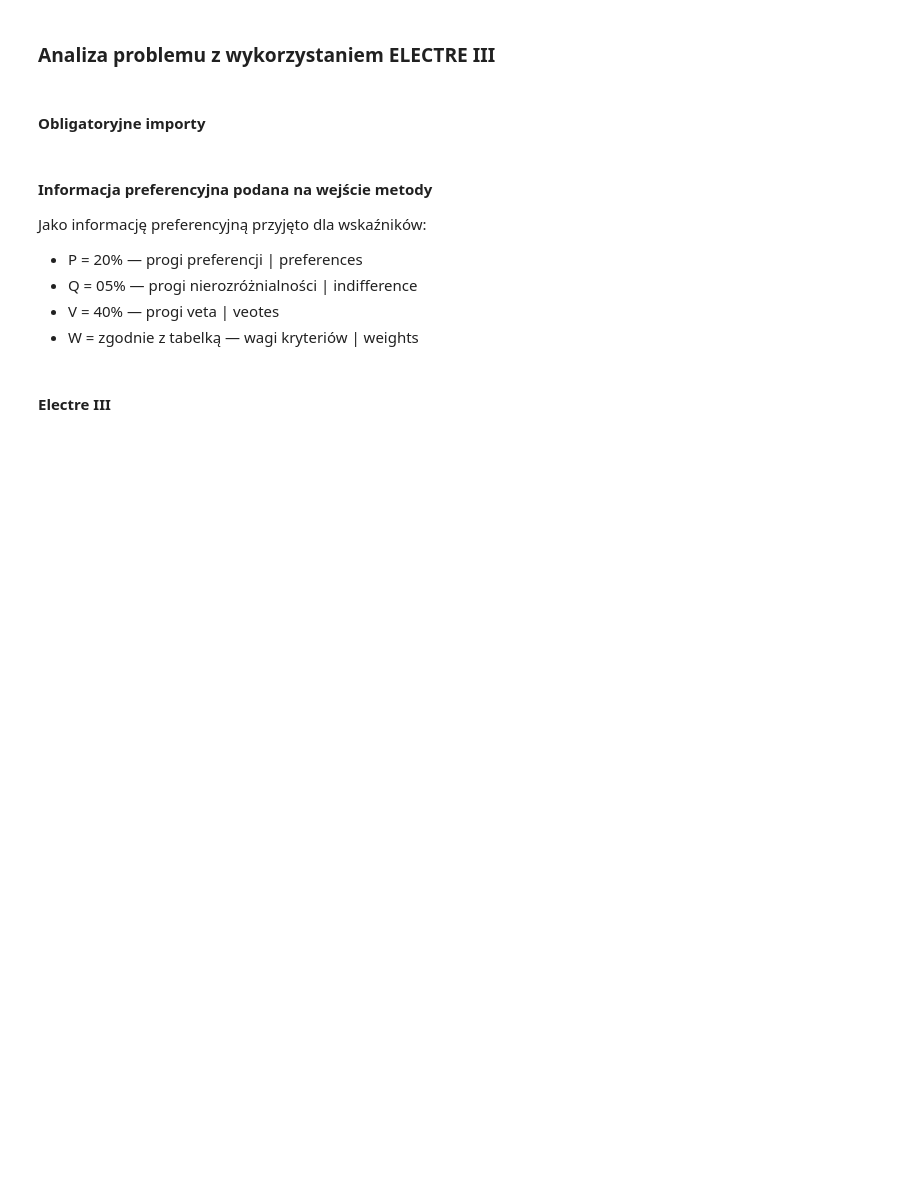
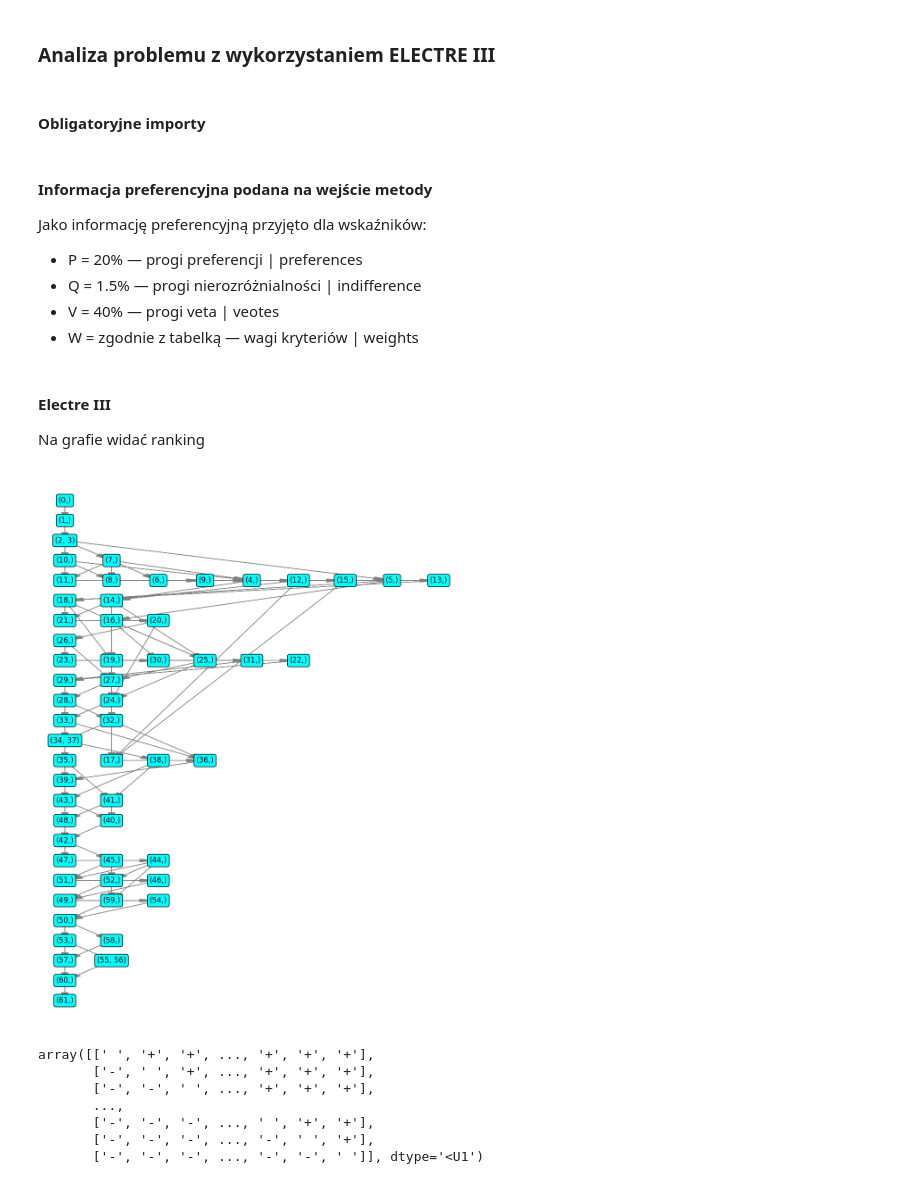
Before and after one commit to Mimikkk/2023-iswd, a Jupyter notebook: project-5-mcda/raport.ipynb, the cells around one changed output. Saved outputs shown, nothing was run; the diff lists cells and outputs as text; code cells hidden in the pictures; blank space fills up the shorter version.

Commit message:
ranking + ranks

```diff
--- a/project-5-mcda/raport.ipynb
+++ b/project-5-mcda/raport.ipynb
@@ -133,7 +150,7 @@ import numpy as np
 
 Jako informację preferencyjną przyjęto dla wskaźników:
 - P = 20% — progi preferencji | preferences
-- Q = 05% — progi nierozróżnialności | indifference
+- Q = 1.5% — progi nierozróżnialności | indifference
 - V = 40% — progi veta | veotes
 - W = zgodnie z tabelką — wagi kryteriów | weights
 # %%
@@ -148,7 +165,7 @@ criteria = [
 ]
 criteria_count = len(criteria)
 preferences = [15] * criteria_count
-indifferences = [2.5] * criteria_count
+indifferences = [1.5] * criteria_count
 vetoes = [40] * criteria_count
 weights = [5.0, 2.0, 1.0, 5.0, 7.0, 1.0, 3.0]
 
@@ -156,11 +173,24 @@ df = dataset[criteria]
 alternatives = df.values
 # %% [markdown]
 #### Electre III
+
+Na grafie widać ranking
 # %%
-global_concordance, credibility, rank_descending, rank_ascending, rank_preorder = electre3.perform(
+ranking, rank_final = electre3.perform(
   alternatives,
   preferences,
   indifferences,
   vetoes,
   weights
 )
+
+ranking
+# %% [output]
+[figure, added]
+array([[' ', '+', '+', ..., '+', '+', '+'],
+       ['-', ' ', '+', ..., '+', '+', '+'],
+       ['-', '-', ' ', ..., '+', '+', '+'],
+       ...,
+       ['-', '-', '-', ..., ' ', '+', '+'],
+       ['-', '-', '-', ..., '-', ' ', '+'],
+       ['-', '-', '-', ..., '-', '-', ' ']], dtype='<U1')
```
Also changed, not shown: parts of 10 cells of this notebook, 1 other file.
